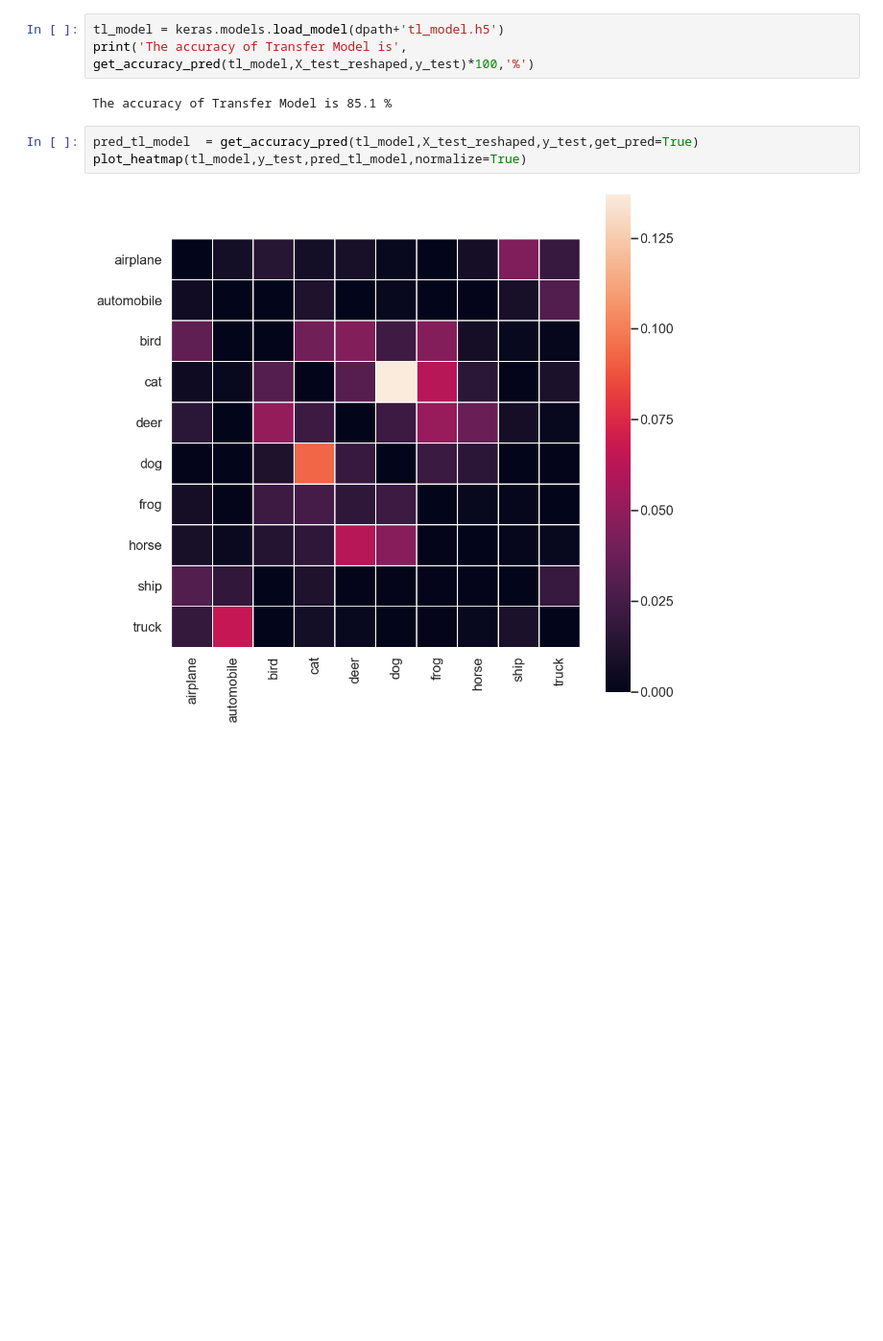
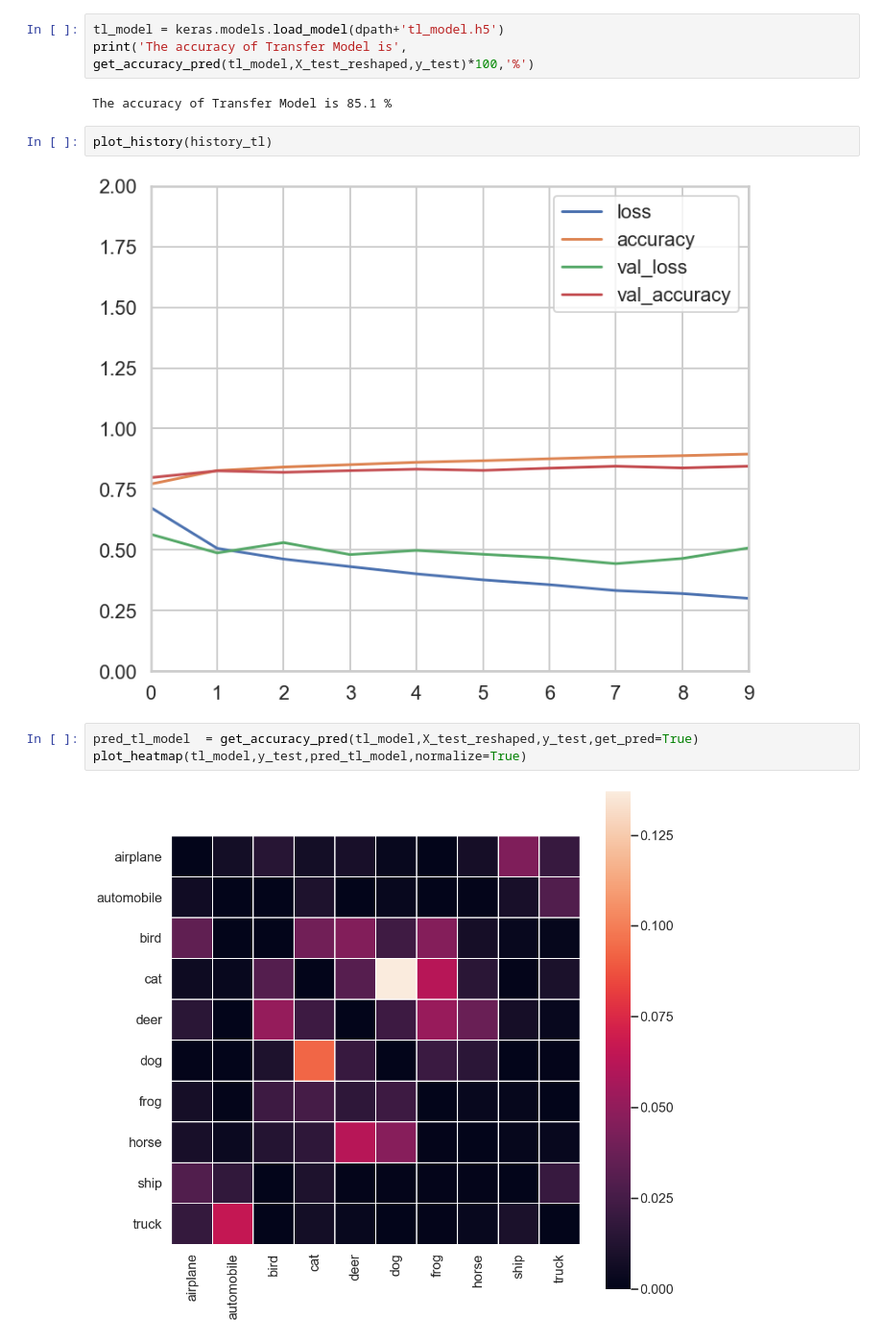
Before and after one commit to swami84/CIFAR10-Image-Classification---TensorFlow-, a Jupyter notebook: Cifar Image Classification.ipynb, the cells around one changed output. Shown at 96% size. Cells and saved outputs as stored; diff of their text form; blank space fills up the shorter version.

Commit message:
Added extra functions for plotting

```diff
--- a/Cifar Image Classification.ipynb
+++ b/Cifar Image Classification.ipynb
@@ -648,6 +648,10 @@ tl_model = keras.models.load_model(dpath+'tl_model.h5')
 print('The accuracy of Transfer Model is', get_accuracy_pred(tl_model,X_test_reshaped,y_test)*100,'%')
 # %% [output]
 The accuracy of Transfer Model is 85.1 %
+# %%
+plot_history(history_tl)
+# %% [output]
+[figure, added]
 # %%
 pred_tl_model  = get_accuracy_pred(tl_model,X_test_reshaped,y_test,get_pred=True)
 plot_heatmap(tl_model,y_test,pred_tl_model,normalize=True)
```
Also changed, not shown: parts of 1 cell of this notebook.
